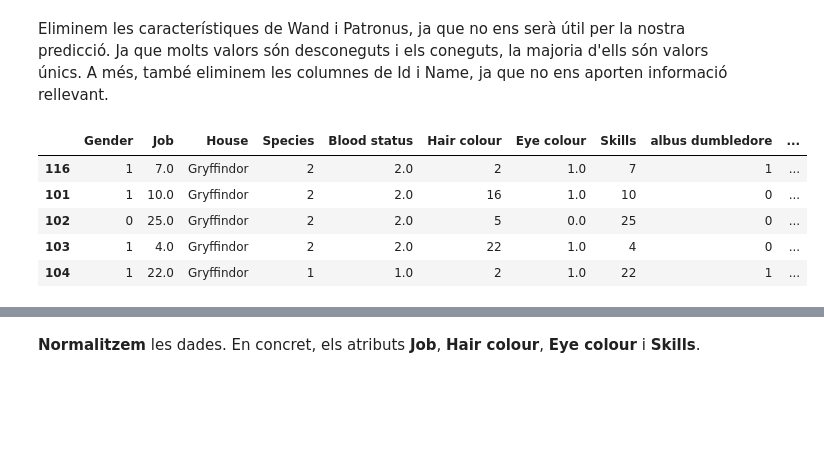
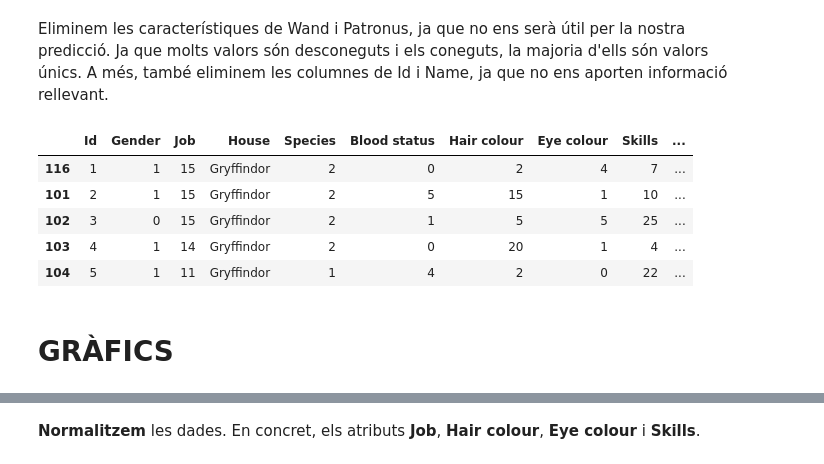
Before and after one commit to HelenaBoneu/HarryPotter, a Jupyter notebook: Harry_Potter.ipynb, the cells around one changed output, grey strips where cells are left out. Cells and saved outputs as stored; diff of their text form; code cells hidden in the pictures; blank space fills up the shorter version.

```diff
--- a/Harry_Potter.ipynb
+++ b/Harry_Potter.ipynb
@@ -112,10 +164,32 @@ array(['Human', 'Half-Human/Half-Giant', 'Werewolf', 'Ghost'],
       dtype=object)
 # %% [markdown]
 A la característica **Blood status** també apliquem un KKN per trobar les que ens falten.
+# %%
+# Definim les columnes no numèriques
+non_numeric = ['Blood status']
+
+# Creem el LabelEncoder
+label_encoder = LabelEncoder()
+
+# Aplicar LabelEncoder només sobre les files no NaN
+for col in non_numeric:
+    # Filtrarem les files no nules per aplicar el fit_transform
+    non_nan_data = df[col].dropna()  # Elimina els NaN per evitar errors
+
+    # Mapejarem les categories de les files no NaN
+    df.loc[non_nan_data.index, col] = label_encoder.fit_transform(non_nan_data)
 # %%
 numeric_features = df.select_dtypes(np.number).keys()
 non_numeric = ['Species']
 df.loc[:,non_numeric] = df.loc[:,non_numeric].apply(LabelEncoder().fit_transform)
 
+# Imputar amb KNNImputer
 imputer = KNNImputer(n_neighbors=5)
-df['Blood status'] = imputer.fit_transform(df[['Species']])
+df['Blood status'] = imputer.fit_transform(df[['Blood status', 'Species']])
+
+# Convertir la columna 'Blood status' de nou a l'original format
+# Si 'Blood status' és una variable categòrica, pots convertir els floats a enters
+df['Blood status'] = df['Blood status'].round().astype(int)  # Arrodonir i convertir a enter
+
+# Mostrem el resultat
+df.head()
@@ -903,7 +984,22 @@ df.head()
 5 rows × 21 columns
+# %%
+# Definim les columnes no numèriques
+non_numeric = ['Job']
+
+# Creem el LabelEncoder
+label_encoder = LabelEncoder()
+
+# Aplicar LabelEncoder només sobre les files no NaN
+for col in non_numeric:
+    # Filtrarem les files no nules per aplicar el fit_transform
+    non_nan_data = df[col].dropna()  # Elimina els NaN per evitar errors
+
+    # Mapejarem les categories de les files no NaN
+    df.loc[non_nan_data.index, col] = label_encoder.fit_transform(non_nan_data)
 # %%
 imputer = KNNImputer(n_neighbors=5)
-df['Job'] = imputer.fit_transform(df[['Skills']])
+df['Job'] = imputer.fit_transform(df[['Job', 'Skills']])
+df['Job'] = df['Job'].round().astype('int')  # Arrodonim si és una categoria
 
 df.head()
 # %% [output]
@@ -935,13 +1033,15 @@ dtype: int64
 Eliminem les característiques de Wand i Patronus, ja que no ens serà útil per la nostra predicció. Ja que molts valors són desconeguts i els coneguts, la majoria d'ells són valors únics. A més, també eliminem les columnes de Id i Name, ja que no ens aporten informació rellevant.
 # %%
 # Eliminem les columnes que ja no necessitem
-df = df.drop(columns=['Id', 'Name', 'Wand', 'Patronus'])
+df = df.drop(columns=['Name', 'Wand', 'Patronus']) #'Id'
 
 df.head()
 # %% [output]
-|  | Gender | Job | House | Species | Blood status | Hair colour | Eye colour | Skills | albus dumbledore | ... |
-| 116 | 1 | 7.0 | Gryffindor | 2 | 2.0 | 2 | 1.0 | 7 | 1 | ... |
-| 101 | 1 | 10.0 | Gryffindor | 2 | 2.0 | 16 | 1.0 | 10 | 0 | ... |
-| 102 | 0 | 25.0 | Gryffindor | 2 | 2.0 | 5 | 0.0 | 25 | 0 | ... |
-| 103 | 1 | 4.0 | Gryffindor | 2 | 2.0 | 22 | 1.0 | 4 | 0 | ... |
-| 104 | 1 | 22.0 | Gryffindor | 1 | 1.0 | 2 | 1.0 | 22 | 1 | ... |
+|  | Id | Gender | Job | House | Species | Blood status | Hair colour | Eye colour | Skills | ... |
+| 116 | 1 | 1 | 15 | Gryffindor | 2 | 0 | 2 | 4 | 7 | ... |
+| 101 | 2 | 1 | 15 | Gryffindor | 2 | 5 | 15 | 1 | 10 | ... |
+| 102 | 3 | 0 | 15 | Gryffindor | 2 | 1 | 5 | 5 | 25 | ... |
+| 103 | 4 | 1 | 14 | Gryffindor | 2 | 0 | 20 | 1 | 4 | ... |
+| 104 | 5 | 1 | 11 | Gryffindor | 1 | 4 | 2 | 0 | 22 | ... |
+# %% [markdown]
+# GRÀFICS
```
Also changed, not shown: parts of 38 cells of this notebook.
